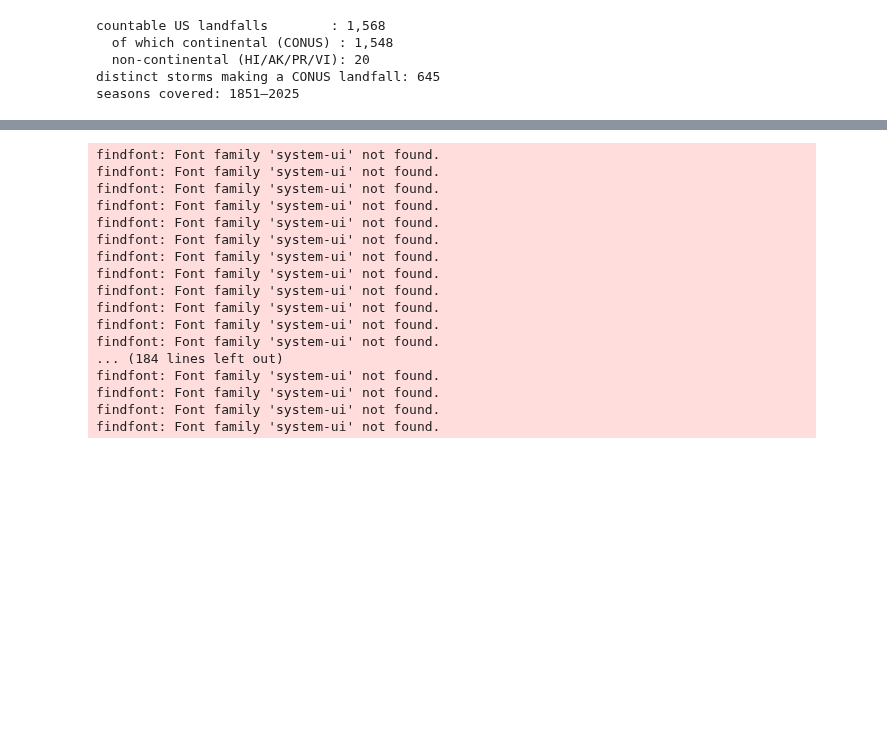
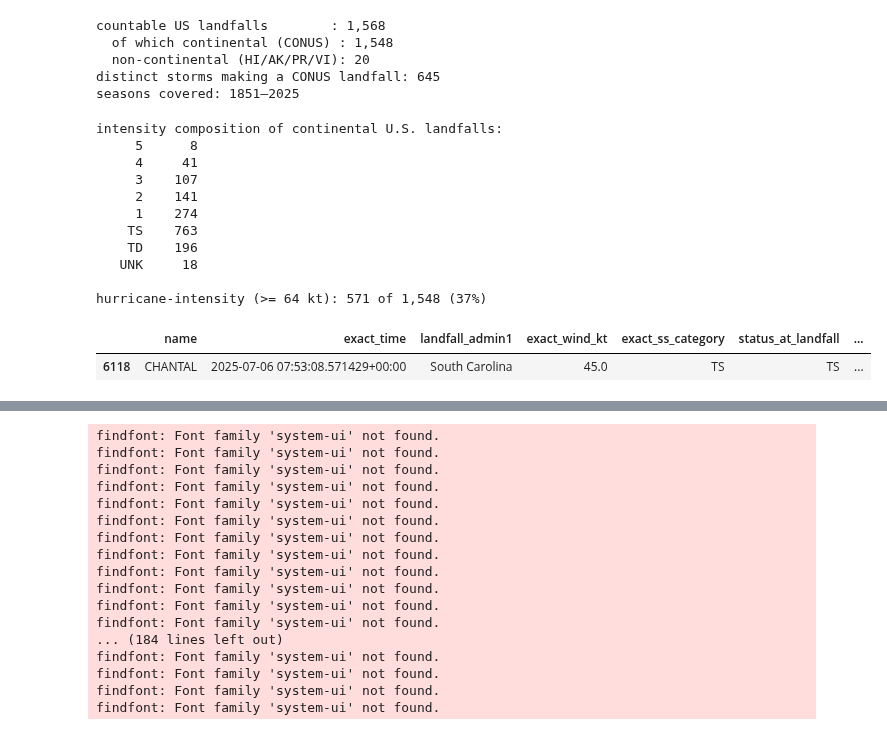
Before and after one commit to rkvaughn/HUTrackDB, a Jupyter notebook: notebooks/eda_validation.ipynb, the cells around one changed output, grey strips where cells are left out. Drawn from its saved outputs; the diff is of its cells as text; code cells hidden in the pictures; blank space fills up the shorter version.

```diff
--- a/notebooks/eda_validation.ipynb
+++ b/notebooks/eda_validation.ipynb
@@ -702,4 +709,37 @@ countable US landfalls        : 1,568
   non-continental (HI/AK/PR/VI): 20
 distinct storms making a CONUS landfall: 645
 seasons covered: 1851–2025
+# %%
+# INTENSITY SCOPE. The landfalls table records every crossing regardless of
+# intensity, because config sets landfall.min_wind_kt = null so that filtering
+# stays a downstream choice. Most CONUS landfalls are therefore NOT hurricanes:
+composition = conus.exact_ss_category.value_counts()
+hurricane_mask = conus.exact_wind_kt >= 64          # NHC hurricane threshold
+print("intensity composition of continental U.S. landfalls:")
+for label in ["5", "4", "3", "2", "1", "TS", "TD", "UNK"]:
+    if label in composition:
+        print(f"  {label:>4s}  {composition[label]:>5,}")
+print(f"\nhurricane-intensity (>= 64 kt): {hurricane_mask.sum():,} of {len(conus):,} "
+      f"({hurricane_mask.mean():.0%})")
+
+# Worked example of why the distinction matters. The most recent season's only
+# landfall is sub-hurricane, so it appears in this table but is correctly absent
+# from NOAA's hurricane-only reference list (which records 2025 as "None").
+latest = conus[conus.season == conus.season.max()]
+display(latest[["name", "exact_time", "landfall_admin1", "exact_wind_kt",
+                "exact_ss_category", "status_at_landfall", "detection_method"]])
+# %% [output]
+intensity composition of continental U.S. landfalls:
+     5      8
+     4     41
+     3    107
+     2    141
+     1    274
+    TS    763
+    TD    196
+   UNK     18
+
+hurricane-intensity (>= 64 kt): 571 of 1,548 (37%)
+|  | name | exact_time | landfall_admin1 | exact_wind_kt | exact_ss_category | status_at_landfall | ... |
+| 6118 | CHANTAL | 2025-07-06 07:53:08.571429+00:00 | South Carolina | 45.0 | TS | TS | ... |
 # %%
```
Also changed, not shown: parts of 6 cells of this notebook, 1 other file.
